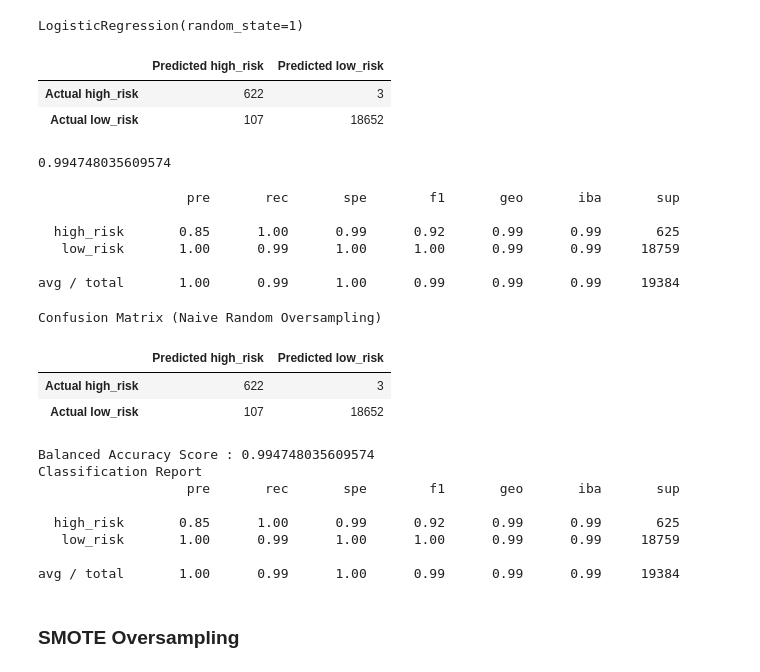
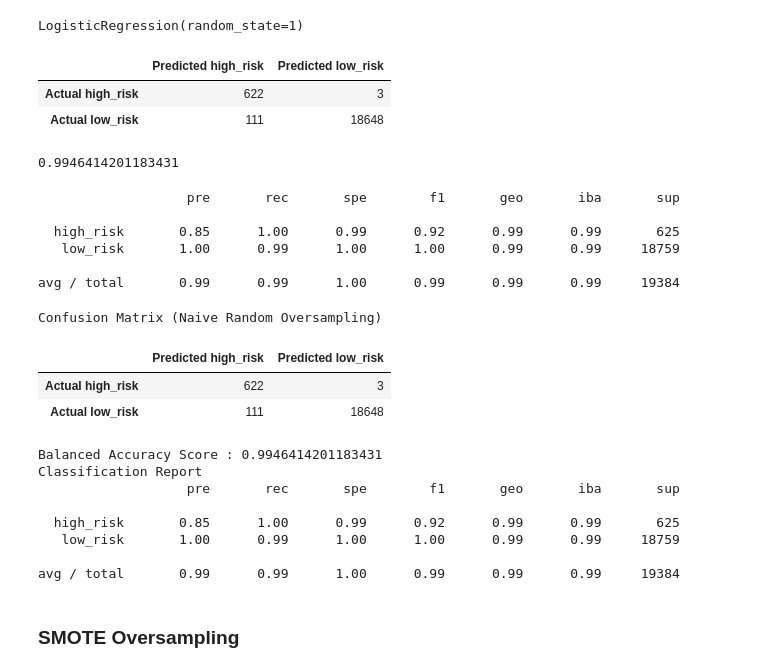
Before and after one commit to mmfsb/Machine_Learning, a Jupyter notebook: Notebooks_and_Data/credit_risk_resampling.ipynb, the cells around one changed output. Cells and saved outputs as stored; diff of their text form; code cells hidden in the pictures.

```diff
--- a/Notebooks_and_Data/credit_risk_resampling.ipynb
+++ b/Notebooks_and_Data/credit_risk_resampling.ipynb
@@ -174,7 +174,7 @@ X_test_scaled = X_scaler.transform(X_test)
 # %%
 # Create simple logistic regression model
 slr = LogisticRegression(solver='lbfgs', random_state=1)
-slr.fit(X_train, y_train)
+slr.fit(X_train_scaled, y_train)
 # %% [output]
 LogisticRegression(random_state=1)
 # %%
@@ -238,7 +234,7 @@ Note: Use a random state of 1 for each sampling algorithm to ensure consistency
 # %%
 # Resample the training data with the RandomOversampler
 ros = RandomOverSampler(random_state=1)
-X_resampled, y_resampled = ros.fit_resample(X_train, y_train)
+X_resampled, y_resampled = ros.fit_resample(X_train_scaled, y_train)
 
 
 # View the count of target classes with Counter
@@ -253,23 +249,23 @@ model_nos.fit(X_resampled, y_resampled)
 LogisticRegression(random_state=1)
 # %%
 # Display the confusion matrix
-y_pred_nos = model_nos.predict(X_test)
+y_pred_nos = model_nos.predict(X_test_scaled)
 
 cm_nos = confusion_matrix(y_test, y_pred_nos)
 cm_nos_df = pd.DataFrame(
     cm_nos, index=["Actual high_risk", "Actual low_risk"], columns=["Predicted high_risk", "Predicted low_risk"]
 )
 cm_nos_df
 # %% [output]
 |  | Predicted high_risk | Predicted low_risk |
 | Actual high_risk | 622 | 3 |
-| Actual low_risk | 107 | 18652 |
+| Actual low_risk | 111 | 18648 |
 # %%
 # Calculated the balanced accuracy score
 bas_nos = balanced_accuracy_score(y_test, y_pred_nos)
 bas_nos
 # %% [output]
-0.994748035609574
+0.9946414201183431
 # %%
 # Print the imbalanced classification report
 print(classification_report_imbalanced(y_test, y_pred_nos))
@@ -279,7 +275,7 @@ print(classification_report_imbalanced(y_test, y_pred_nos))
   high_risk       0.85      1.00      0.99      0.92      0.99      0.99       625
    low_risk       1.00      0.99      1.00      1.00      0.99      0.99     18759
 
-avg / total       1.00      0.99      1.00      0.99      0.99      0.99     19384
+avg / total       0.99      0.99      1.00      0.99      0.99      0.99     19384
 # %%
 # Displaying results
 print("Confusion Matrix (Naive Random Oversampling)")
@@ -291,15 +287,15 @@ print(classification_report_imbalanced(y_test, y_pred_nos))
 Confusion Matrix (Naive Random Oversampling)
 |  | Predicted high_risk | Predicted low_risk |
 | Actual high_risk | 622 | 3 |
-| Actual low_risk | 107 | 18652 |
+| Actual low_risk | 111 | 18648 |
-Balanced Accuracy Score : 0.994748035609574
+Balanced Accuracy Score : 0.9946414201183431
 Classification Report
                    pre       rec       spe        f1       geo       iba       sup
 
   high_risk       0.85      1.00      0.99      0.92      0.99      0.99       625
    low_risk       1.00      0.99      1.00      1.00      0.99      0.99     18759
 
-avg / total       1.00      0.99      1.00      0.99      0.99      0.99     19384
+avg / total       0.99      0.99      1.00      0.99      0.99      0.99     19384
 # %% [markdown]
 ### SMOTE Oversampling
 # %%
```
Also changed, not shown: parts of 20 cells of this notebook, 3 other files.
